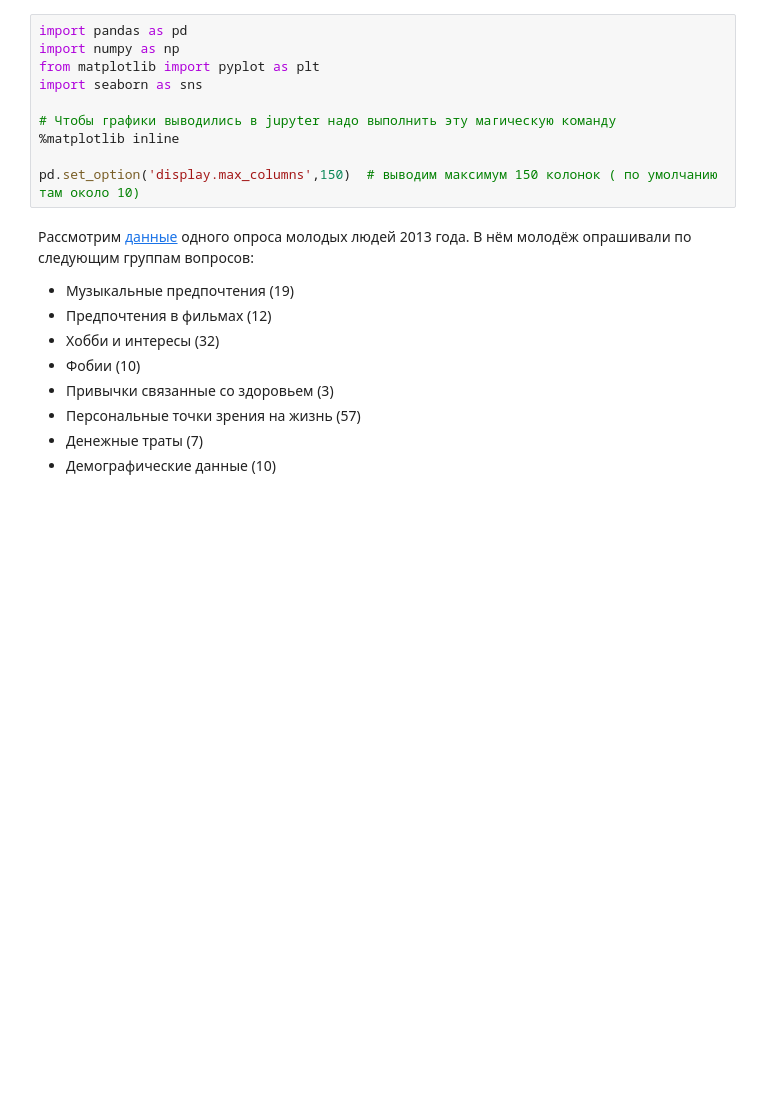
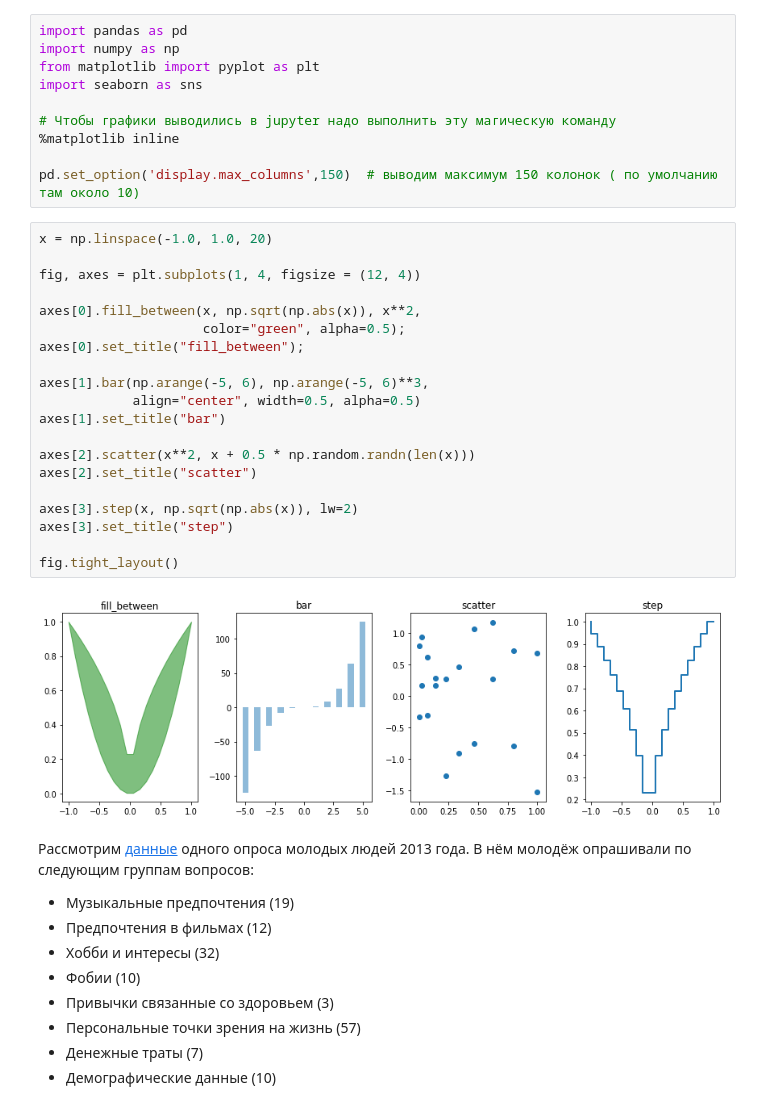
Before and after one commit to 7bits/ml-courses-7bits, a Jupyter notebook: 2017-fall/practises/02-visualisation/02-01-visualisation.ipynb, the cells around one changed output. Cells and saved outputs as stored; diff of their text form; blank space fills up the shorter version.

```diff
--- a/2017-fall/practises/02-visualisation/02-01-visualisation.ipynb
+++ b/2017-fall/practises/02-visualisation/02-01-visualisation.ipynb
@@ -26,6 +26,28 @@ import seaborn as sns
 %matplotlib inline
 
 pd.set_option('display.max_columns',150)  # выводим максимум 150 колонок ( по умолчанию там около 10)
+# %%
+x = np.linspace(-1.0, 1.0, 20)
+
+fig, axes = plt.subplots(1, 4, figsize = (12, 4))
+
+axes[0].fill_between(x, np.sqrt(np.abs(x)), x**2,
+                     color="green", alpha=0.5);
+axes[0].set_title("fill_between");
+
+axes[1].bar(np.arange(-5, 6), np.arange(-5, 6)**3,
+            align="center", width=0.5, alpha=0.5)
+axes[1].set_title("bar")
+
+axes[2].scatter(x**2, x + 0.5 * np.random.randn(len(x)))
+axes[2].set_title("scatter")
+
+axes[3].step(x, np.sqrt(np.abs(x)), lw=2)
+axes[3].set_title("step")
+
+fig.tight_layout()
+# %% [output]
+[figure, added]
 # %% [markdown]
 Рассмотрим [данные](https://www.kaggle.com/miroslavsabo/young-people-survey) одного опроса молодых людей 2013 года. В нём молодёж опрашивали по следующим группам вопросов:
 - Музыкальные предпочтения (19)
```
Also changed, not shown: parts of 1 cell of this notebook, 4 other files.
